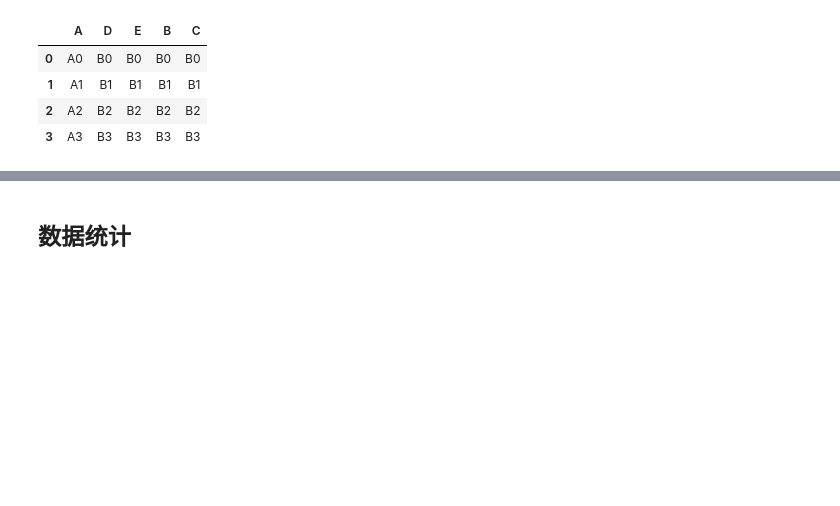
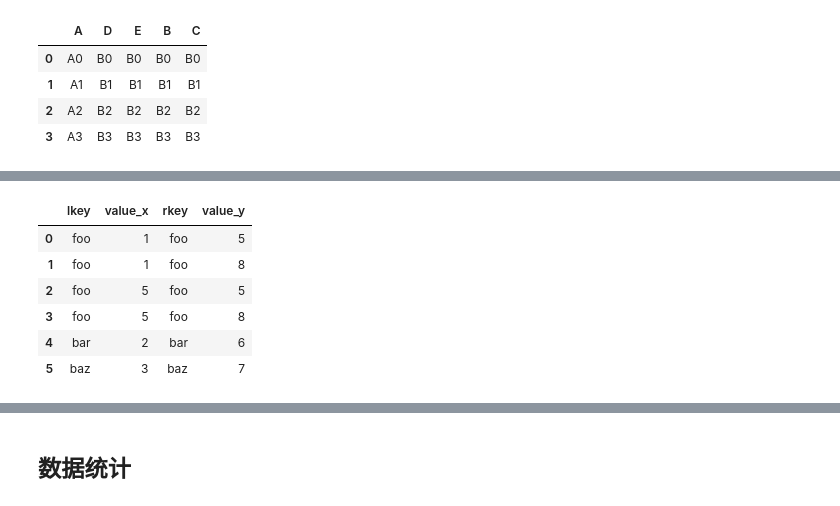
Before and after one commit to supersheepbear/notebooks, a Jupyter notebook: python/pandas基础命令速查表.ipynb, the cells around one changed output, grey strips where cells are left out. Cells and saved outputs as stored; diff of their text form; code cells hidden in the pictures; blank space fills up the shorter version.

```diff
--- a/python/pandas基础命令速查表.ipynb
+++ b/python/pandas基础命令速查表.ipynb
@@ -969,0 +1167,10 @@ insert_column(1, df1, df2)
+# %%
+df1.merge(df2, left_on='lkey', right_on='rkey')
+# %% [output]
+|  | lkey | value_x | rkey | value_y |
+| 0 | foo | 1 | foo | 5 |
+| 1 | foo | 1 | foo | 8 |
+| 2 | foo | 5 | foo | 5 |
+| 3 | foo | 5 | foo | 8 |
+| 4 | bar | 2 | bar | 6 |
+| 5 | baz | 3 | baz | 7 |
```
Also changed, not shown: parts of 81 cells of this notebook, 12 other files.
